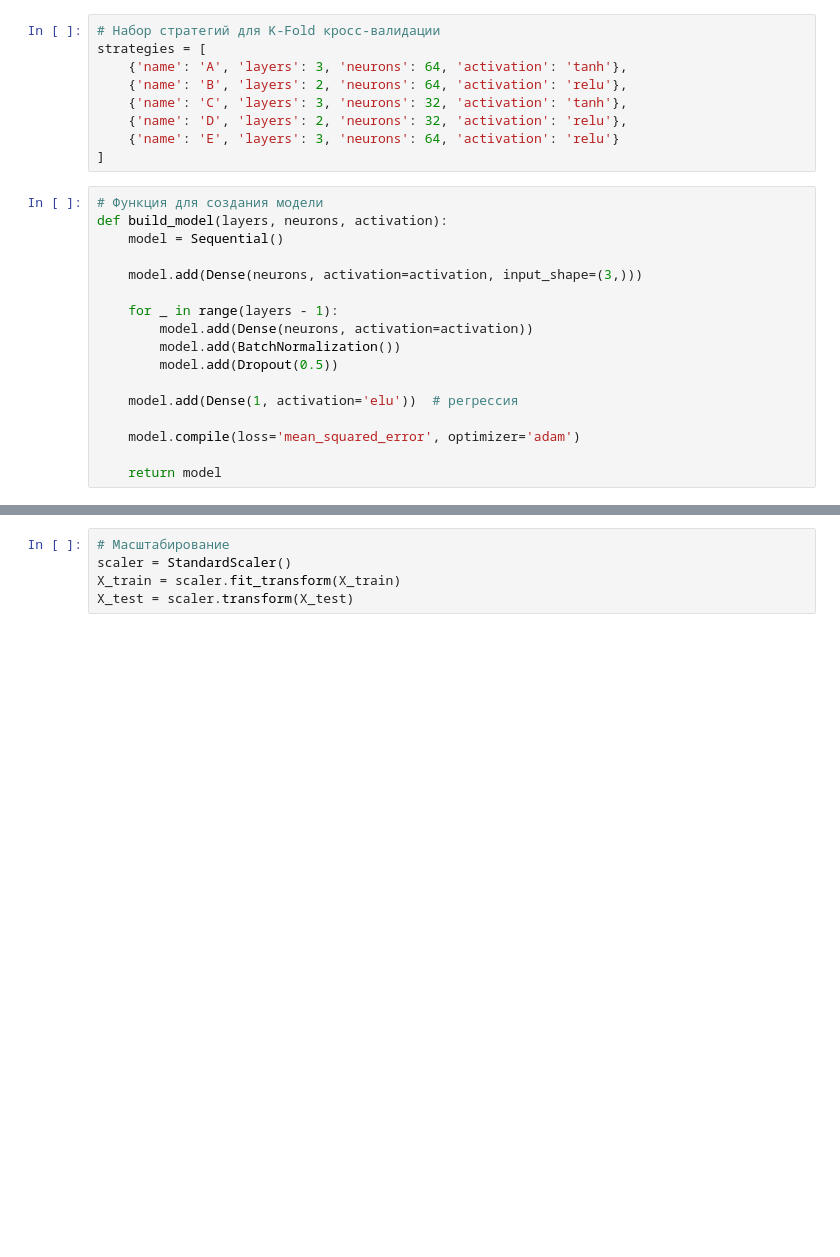
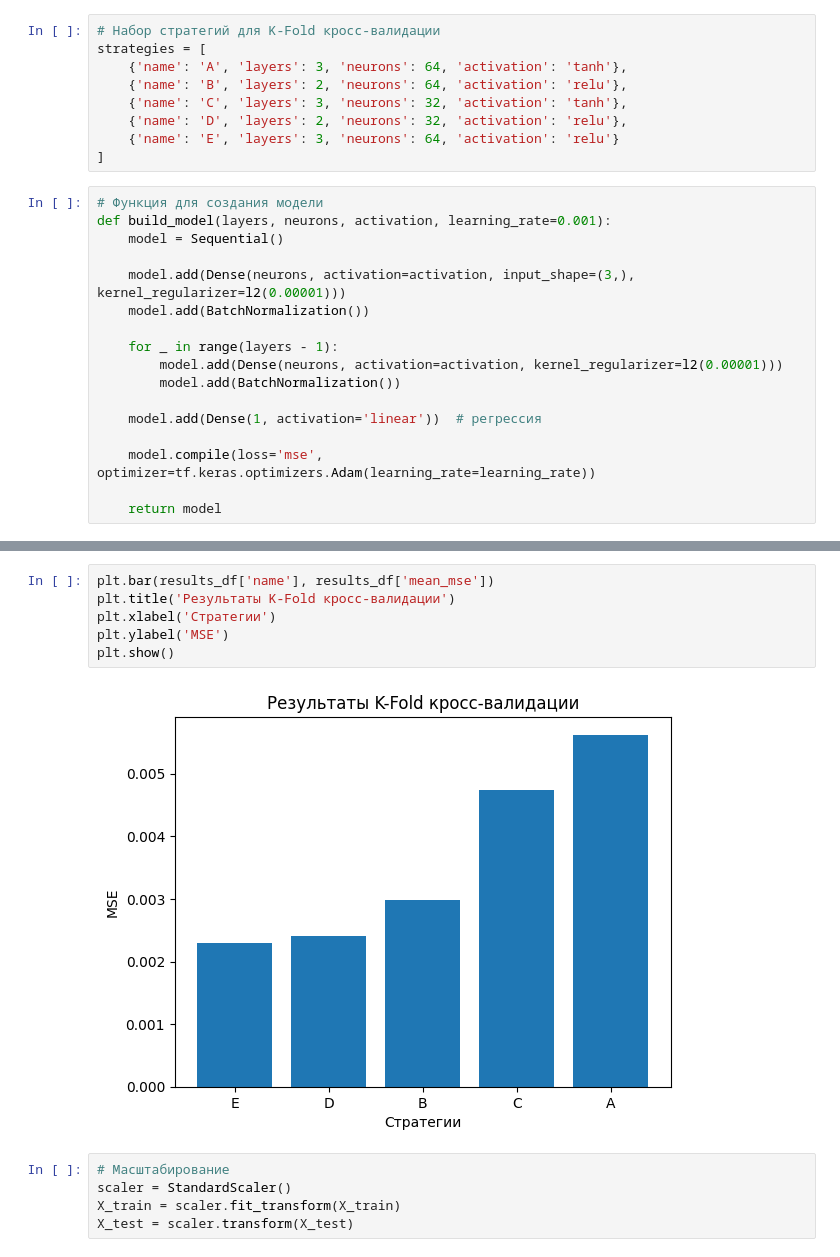
Before and after one commit to wiuver/Practice, a Jupyter notebook: Practice.ipynb, the cells around one changed output, grey strips where cells are left out. Drawn from its saved outputs; the diff is of its cells as text; blank space fills up the shorter version.

```diff
--- a/Practice.ipynb
+++ b/Practice.ipynb
@@ -79,19 +91,19 @@ strategies = [
 ]
 # %%
 # Функция для создания модели
-def build_model(layers, neurons, activation):
+def build_model(layers, neurons, activation, learning_rate=0.001):
     model = Sequential()
 
-    model.add(Dense(neurons, activation=activation, input_shape=(3,)))
+    model.add(Dense(neurons, activation=activation, input_shape=(3,), kernel_regularizer=l2(0.00001)))
+    model.add(BatchNormalization())
 
     for _ in range(layers - 1):
-        model.add(Dense(neurons, activation=activation))
+        model.add(Dense(neurons, activation=activation, kernel_regularizer=l2(0.00001)))
         model.add(BatchNormalization())
-        model.add(Dropout(0.5))
 
-    model.add(Dense(1, activation='elu'))  # регрессия
+    model.add(Dense(1, activation='linear'))  # регрессия
 
-    model.compile(loss='mean_squared_error', optimizer='adam')
+    model.compile(loss='mse', optimizer=tf.keras.optimizers.Adam(learning_rate=learning_rate))
 
     return model
 # %%
@@ -200,4 +215,12 @@ mean_mse      0.002188
 Name: 4, dtype: object
+# %%
+plt.bar(results_df['name'], results_df['mean_mse'])
+plt.title('Результаты K-Fold кросс-валидации')
+plt.xlabel('Стратегии')
+plt.ylabel('MSE')
+plt.show()
+# %% [output]
+[figure, added]
 # %%
 # Масштабирование
 scaler = StandardScaler()
```
Also changed, not shown: parts of 17 cells of this notebook.
